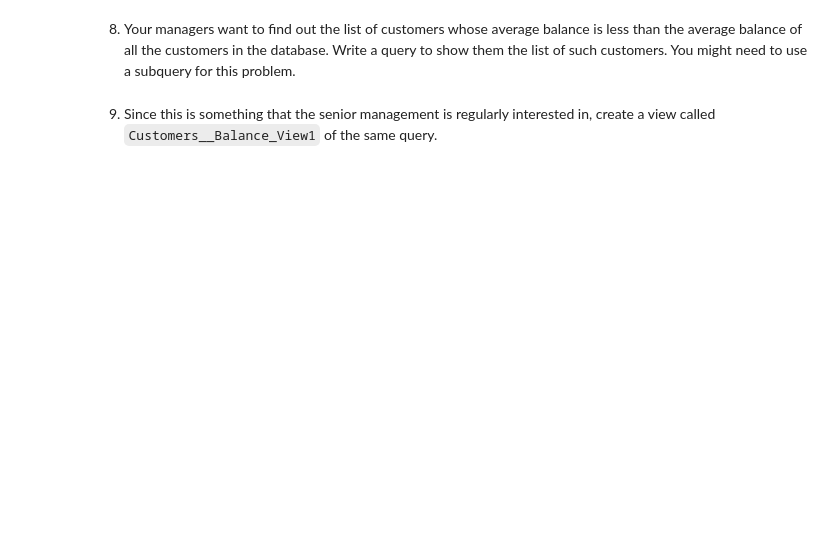
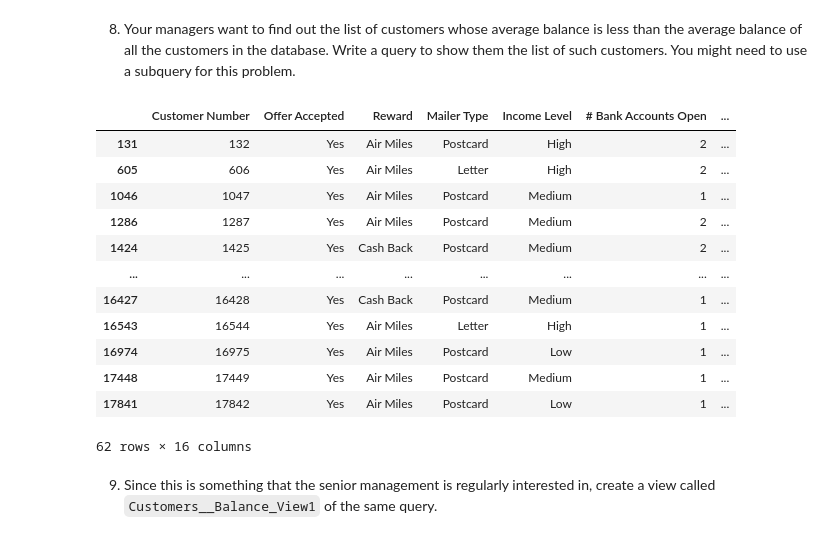
Before and after one commit to KalengaMbonyinshuti/Mid_project_IRONHACK, a Jupyter notebook: notebooks/Solutions-Mid project.ipynb, the cells around one changed output. Drawn from its saved outputs; the diff is of its cells as text; code cells hidden in the pictures; blank space fills up the shorter version.

```diff
--- a/notebooks/Solutions-Mid project.ipynb
+++ b/notebooks/Solutions-Mid project.ipynb
@@ -147,4 +264,20 @@ dtype: float64
 # %% [markdown]
 8. Your managers want to find out the list of customers whose average balance is less than the average balance of all the customers in the database. Write a query to show them the list of such customers. You might need to use a subquery for this problem.
+# %%
+customer_accepted_off[customer_accepted_off["Average Balance"] < customer_accepted_off["Average Balance"].mean()]
+# %% [output]
+|  | Customer Number | Offer Accepted | Reward | Mailer Type | Income Level | # Bank Accounts Open | ... |
+| 131 | 132 | Yes | Air Miles | Postcard | High | 2 | ... |
+| 605 | 606 | Yes | Air Miles | Letter | High | 2 | ... |
+| 1046 | 1047 | Yes | Air Miles | Postcard | Medium | 1 | ... |
+| 1286 | 1287 | Yes | Air Miles | Postcard | Medium | 2 | ... |
+| 1424 | 1425 | Yes | Cash Back | Postcard | Medium | 2 | ... |
+| ... | ... | ... | ... | ... | ... | ... | ... |
+| 16427 | 16428 | Yes | Cash Back | Postcard | Medium | 1 | ... |
+| 16543 | 16544 | Yes | Air Miles | Letter | High | 1 | ... |
+| 16974 | 16975 | Yes | Air Miles | Postcard | Low | 1 | ... |
+| 17448 | 17449 | Yes | Air Miles | Postcard | Medium | 1 | ... |
+| 17841 | 17842 | Yes | Air Miles | Postcard | Low | 1 | ... |
+62 rows × 16 columns
 # %% [markdown]
 9. Since this is something that the senior management is regularly interested in, create a view called `Customers__Balance_View1` of the same query.
```
Also changed, not shown: parts of 41 cells of this notebook.
